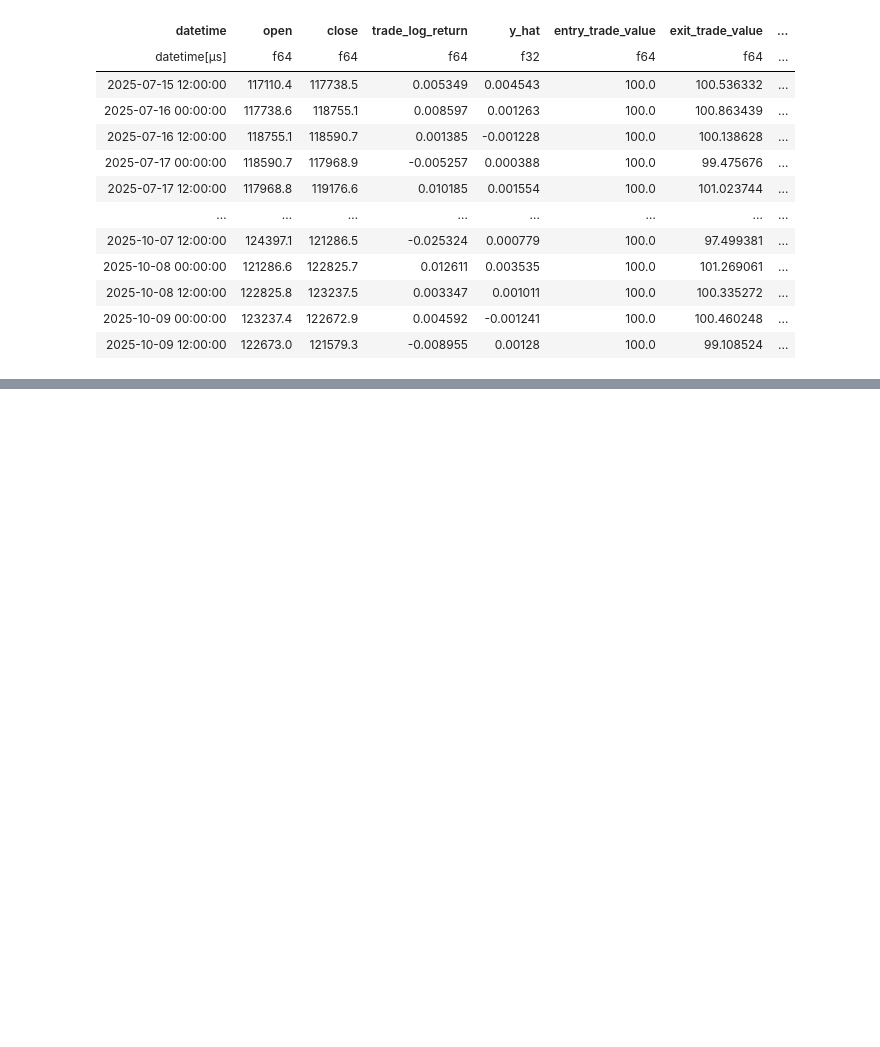
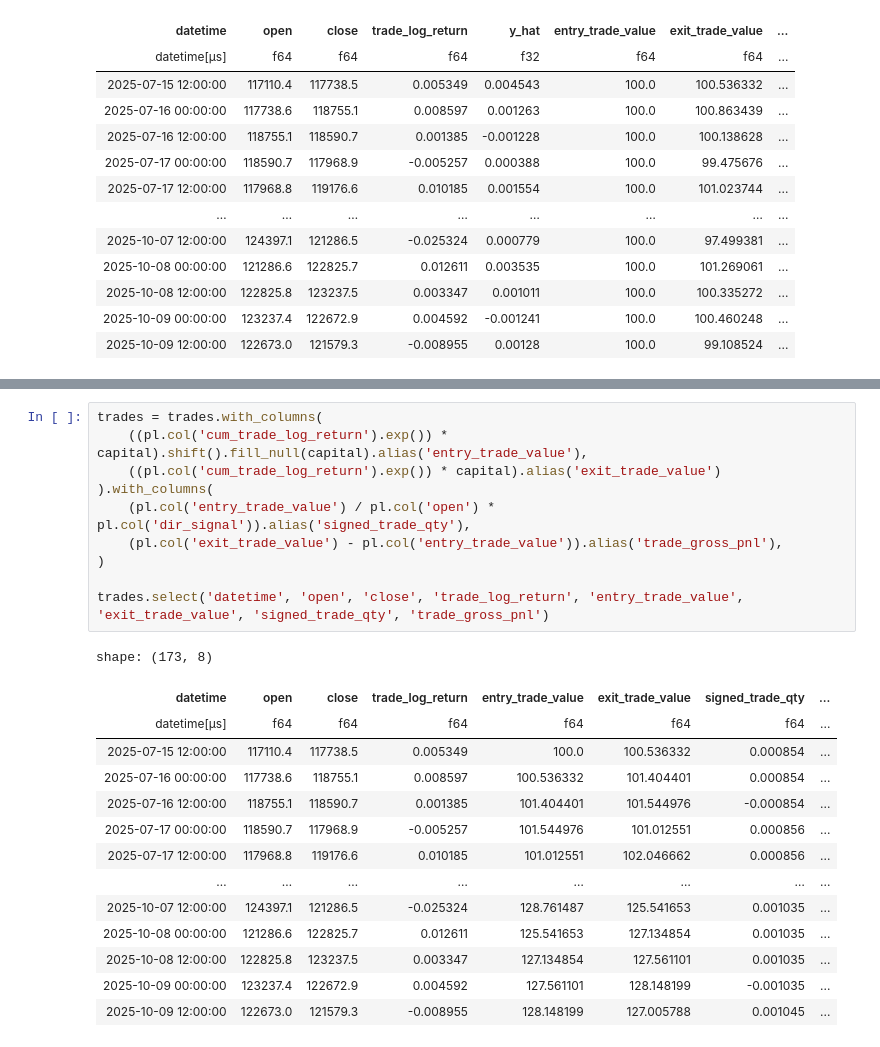
Before and after one commit to MichaelLy766/ML-Systematic-Trading-Engine, a Jupyter notebook: trading_strat.ipynb, the cells around one changed output, grey strips where cells are left out. Drawn from its saved outputs; the diff is of its cells as text; blank space fills up the shorter version.

```diff
--- a/trading_strat.ipynb
+++ b/trading_strat.ipynb
@@ -282,0 +384,25 @@ shape: (173, 9)
+# %%
+trades = trades.with_columns(
+    ((pl.col('cum_trade_log_return').exp()) * capital).shift().fill_null(capital).alias('entry_trade_value'),
+    ((pl.col('cum_trade_log_return').exp()) * capital).alias('exit_trade_value')
+).with_columns(
+    (pl.col('entry_trade_value') / pl.col('open') * pl.col('dir_signal')).alias('signed_trade_qty'),
+    (pl.col('exit_trade_value') - pl.col('entry_trade_value')).alias('trade_gross_pnl'),
+)
+
+trades.select('datetime', 'open', 'close', 'trade_log_return', 'entry_trade_value', 'exit_trade_value', 'signed_trade_qty', 'trade_gross_pnl')
+# %% [output]
+shape: (173, 8)
+| datetime | open | close | trade_log_return | entry_trade_value | exit_trade_value | signed_trade_qty | ... |
+| datetime[μs] | f64 | f64 | f64 | f64 | f64 | f64 | ... |
+| 2025-07-15 12:00:00 | 117110.4 | 117738.5 | 0.005349 | 100.0 | 100.536332 | 0.000854 | ... |
+| 2025-07-16 00:00:00 | 117738.6 | 118755.1 | 0.008597 | 100.536332 | 101.404401 | 0.000854 | ... |
+| 2025-07-16 12:00:00 | 118755.1 | 118590.7 | 0.001385 | 101.404401 | 101.544976 | -0.000854 | ... |
+| 2025-07-17 00:00:00 | 118590.7 | 117968.9 | -0.005257 | 101.544976 | 101.012551 | 0.000856 | ... |
+| 2025-07-17 12:00:00 | 117968.8 | 119176.6 | 0.010185 | 101.012551 | 102.046662 | 0.000856 | ... |
+| … | … | … | … | … | … | … | ... |
+| 2025-10-07 12:00:00 | 124397.1 | 121286.5 | -0.025324 | 128.761487 | 125.541653 | 0.001035 | ... |
+| 2025-10-08 00:00:00 | 121286.6 | 122825.7 | 0.012611 | 125.541653 | 127.134854 | 0.001035 | ... |
+| 2025-10-08 12:00:00 | 122825.8 | 123237.5 | 0.003347 | 127.134854 | 127.561101 | 0.001035 | ... |
+| 2025-10-09 00:00:00 | 123237.4 | 122672.9 | 0.004592 | 127.561101 | 128.148199 | -0.001035 | ... |
+| 2025-10-09 12:00:00 | 122673.0 | 121579.3 | -0.008955 | 128.148199 | 127.005788 | 0.001045 | ... |
```
Also changed, not shown: parts of 21 cells of this notebook.
